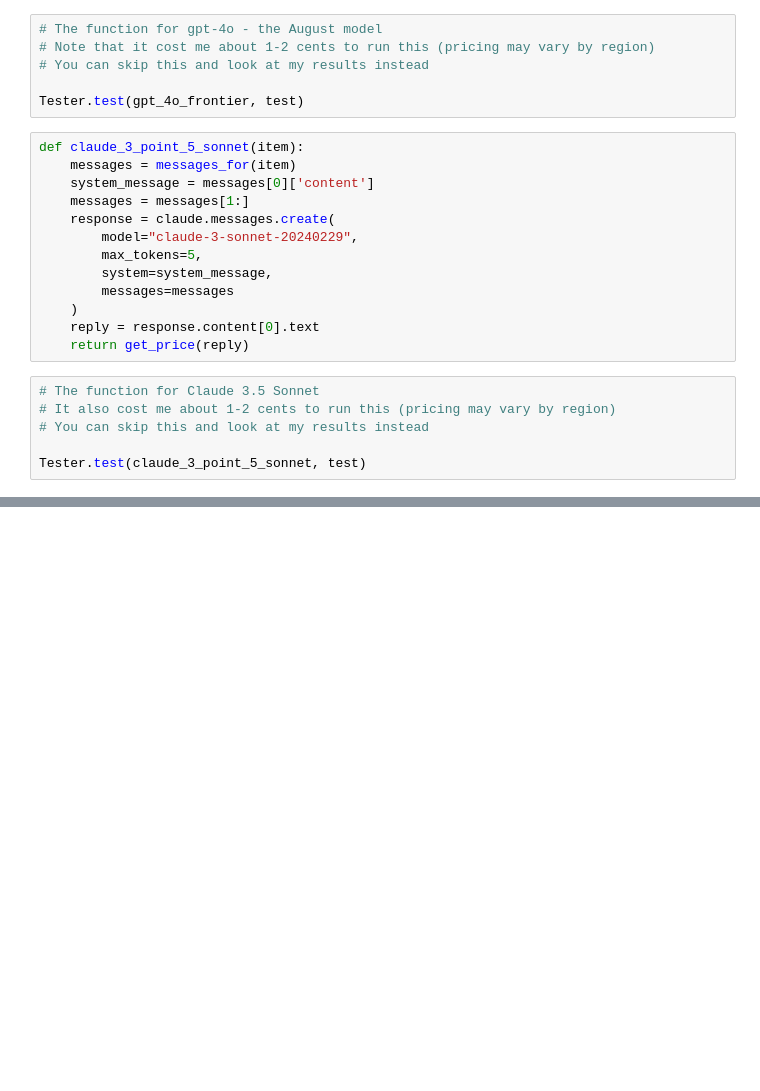
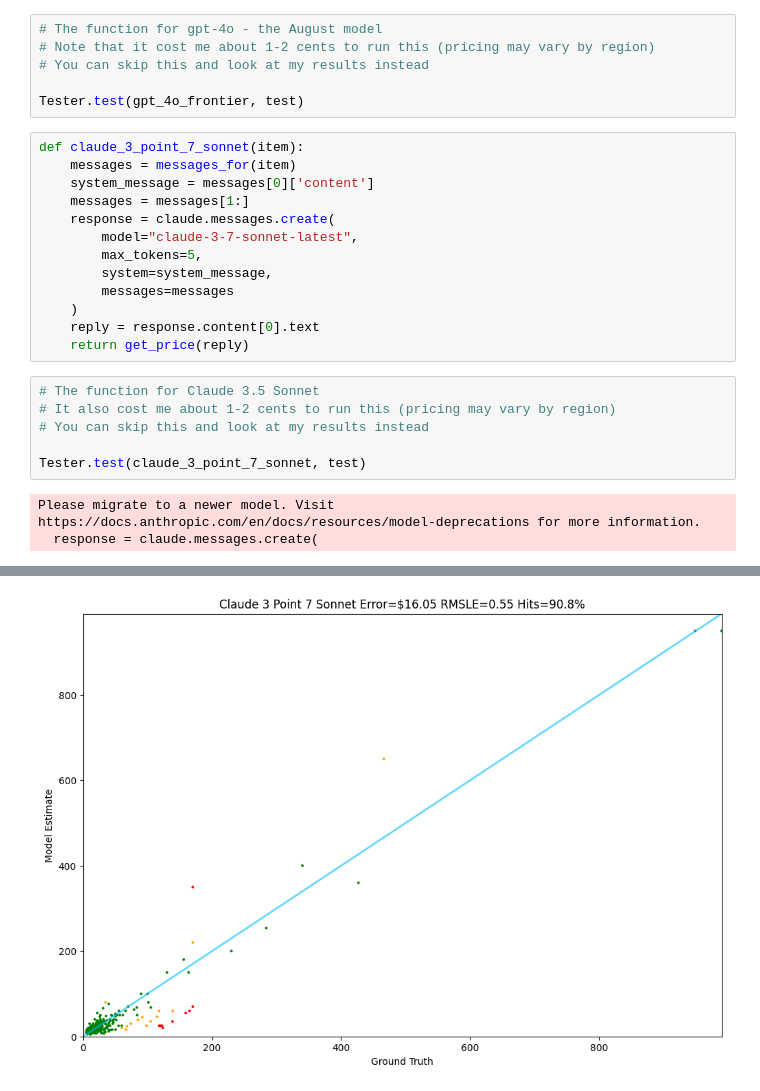
Before and after one commit to NormLorenz/ai-llm-google-colab, a Jupyter notebook: jupyter-notebooks/fine-tuning-day4.ipynb, the cells around one changed output, grey strips where cells are left out. Drawn from its saved outputs; the diff is of its cells as text; blank space fills up the shorter version.

```diff
--- a/jupyter-notebooks/fine-tuning-day4.ipynb
+++ b/jupyter-notebooks/fine-tuning-day4.ipynb
@@ -181,12 +252,12 @@ def gpt_4o_frontier(item):
 
 Tester.test(gpt_4o_frontier, test)
 # %%
-def claude_3_point_5_sonnet(item):
+def claude_3_point_7_sonnet(item):
     messages = messages_for(item)
     system_message = messages[0]['content']
     messages = messages[1:]
     response = claude.messages.create(
-        model="claude-3-sonnet-20240229",
+        model="claude-3-7-sonnet-latest",
         max_tokens=5,
         system=system_message,
         messages=messages
@@ -198,4 +269,7 @@ def claude_3_point_5_sonnet(item):
 # It also cost me about 1-2 cents to run this (pricing may vary by region)
 # You can skip this and look at my results instead
 
-Tester.test(claude_3_point_5_sonnet, test)
+Tester.test(claude_3_point_7_sonnet, test)
+# %% [output]
+Please migrate to a newer model. Visit https://docs.anthropic.com/en/docs/resources/model-deprecations for more information.
+  response = claude.messages.create(
@@ -201,0 +293 @@ Tester.test(claude_3_point_5_sonnet, test)
+[figure, added]
```
Also changed, not shown: parts of 9 cells of this notebook.
